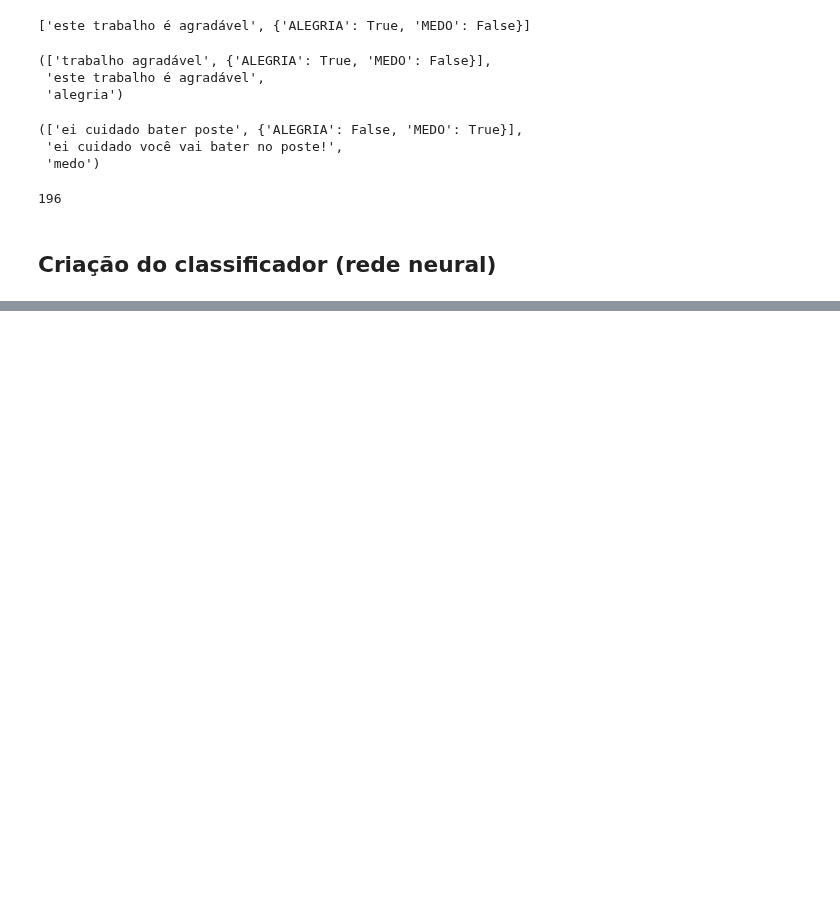
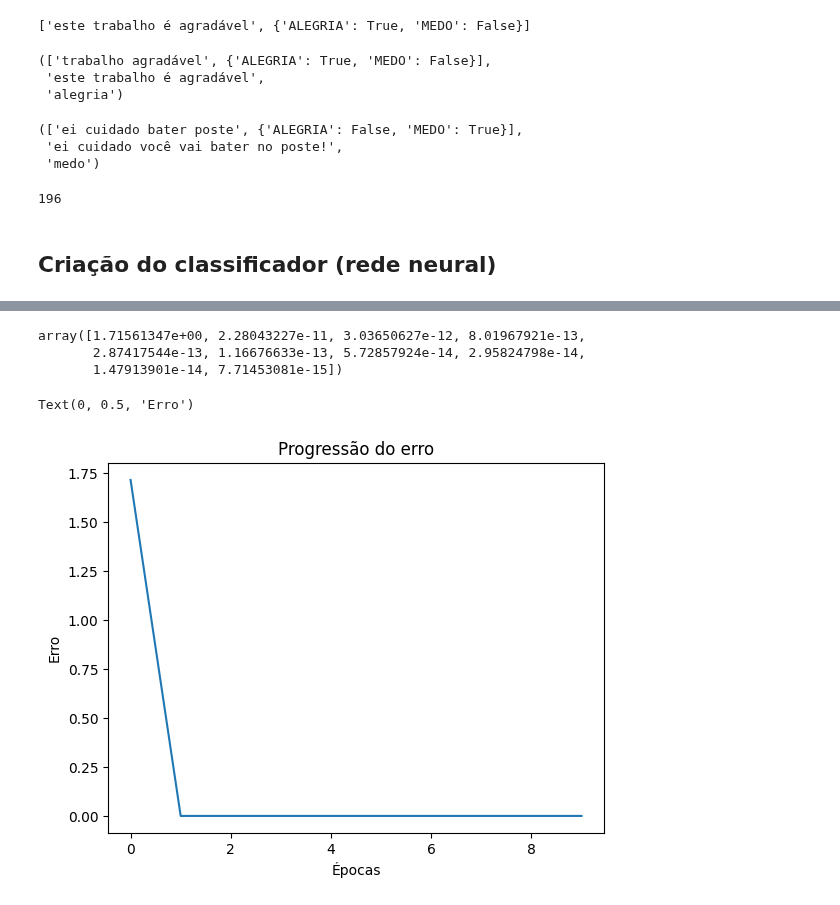
Before and after one commit to DiogoBotton/Machine_Learning_Training_Learn, a Jupyter notebook: Processamento_Linguagem_Natural/PLN_spaCy/classificacao_sentimentos_spacy.ipynb, the cells around one changed output, grey strips where cells are left out. Cells and saved outputs as stored; diff of their text form; code cells hidden in the pictures; blank space fills up the shorter version.

Commit message:
Treinando e salvando o modelo, falta avaliar o modelo

```diff
--- a/Processamento_Linguagem_Natural/PLN_spaCy/classificacao_sentimentos_spacy.ipynb
+++ b/Processamento_Linguagem_Natural/PLN_spaCy/classificacao_sentimentos_spacy.ipynb
@@ -187,0 +193,28 @@ historico = []
+# %%
+historico = []
+otimizador = modelo.initialize() # usar modelo.resume_training() para um modelo pré-treinado
+
+for epoca in range(1000):
+    random.shuffle(base_dados_final)
+    losses = {}
+
+    for batch in spacy.util.minibatch(base_dados_final, size=30): # Terá batch size de 30 (ou seja, atualizará os pesos de 30 em 30)
+        examples = []
+
+        for texto, entities in batch:
+            doc = modelo.make_doc(texto) # cria doc simples sem predições, com tokenização
+
+            # Converte booleanos para float
+            cats = {label: 1.0 if value else 0.0 for label, value in entities.items()}
+            annotations = {'cats': cats}
+
+            # Cada item do batch é transformado em um objeto Example do spaCy
+            example = Example.from_dict(doc, annotations) # Isto une o texto tokenizado e as anotações
+            examples.append(example)
+
+        # Atualização dos pesos (na versão 3.x do spaCy, é necessário passar uma lista de objetos "Example")
+        modelo.update(examples, sgd=otimizador, losses=losses)
+
+    if epoca % 100 == 0: # A cada 100 épocas mostra a época atual e adiciona no histórico
+        print(losses)
+        historico.append(losses)
@@ -187,0 +232,15 @@ historico = []
+# %%
+historico_loss = [h.get('textcat') for h in historico]
+np.array(historico_loss)
+# %% [output]
+array([1.71561347e+00, 2.28043227e-11, 3.03650627e-12, 8.01967921e-13,
+       2.87417544e-13, 1.16676633e-13, 5.72857924e-14, 2.95824798e-14,
+       1.47913901e-14, 7.71453081e-15])
+# %%
+plt.plot(historico_loss)
+plt.title('Progressão do erro')
+plt.xlabel('Épocas')
+plt.ylabel('Erro')
+# %% [output]
+Text(0, 0.5, 'Erro')
+[figure, added]
```
Also changed, not shown: parts of 4 cells of this notebook, 10 other files.
